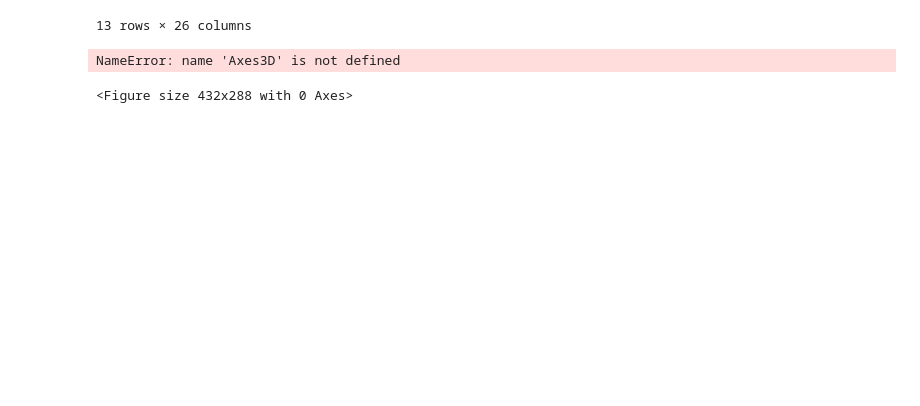
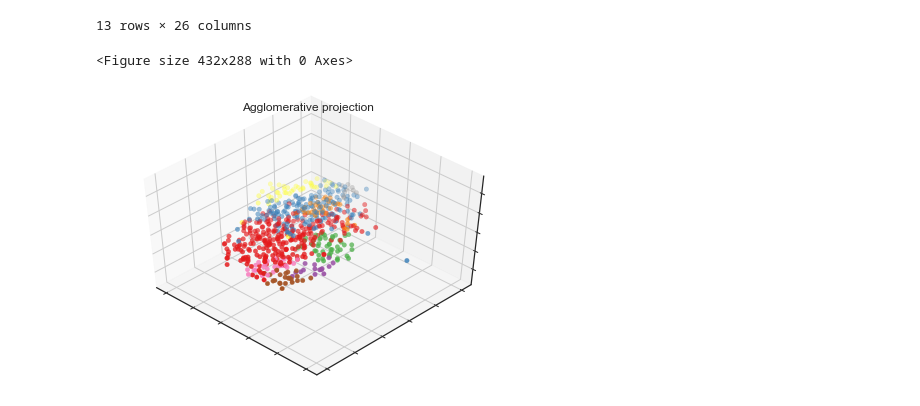
Before and after one commit to SidTheKid007/nba-analysis, a Jupyter notebook: 2018-2019 Player Stats.ipynb, the cells around one changed output. Drawn from its saved outputs; the diff is of its cells as text; code cells hidden in the pictures; blank space fills up the shorter version.

```diff
--- a/2018-2019 Player Stats.ipynb
+++ b/2018-2019 Player Stats.ipynb
@@ -308,9 +308,9 @@ df4[df4['label'] == labnum]
 # %%
 subSpace = TSNE(n_components=3).fit_transform(df3.values)
 # %%
-from sklearn.cluster import AffinityPropagation
-cluster = AffinityPropagation(convergence_iter=15).fit(df3.values)
-plot_embedding3d(subSpace, cluster.labels_, '3D AffinityPropagation projection')
+from sklearn.cluster import AgglomerativeClustering
+cluster = AgglomerativeClustering(n_clusters=10).fit(df3.values)
+plot_embedding3d(subSpace, cluster.labels_, 'Agglomerative projection')
 # %% [output]
-NameError: name 'Axes3D' is not defined
+<Figure size 432x288 with 0 Axes>
-<Figure size 432x288 with 0 Axes>
+[figure, added]
```
